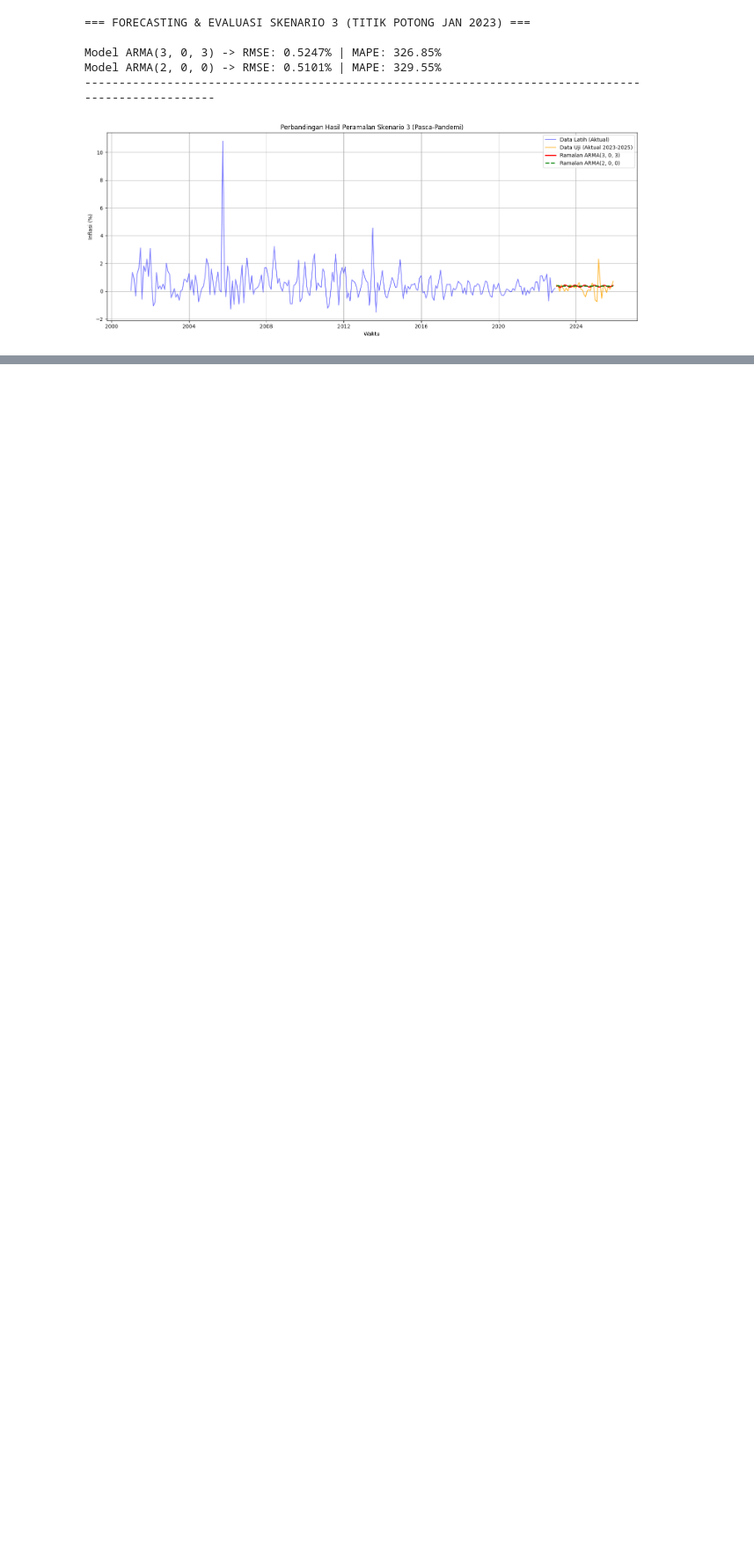
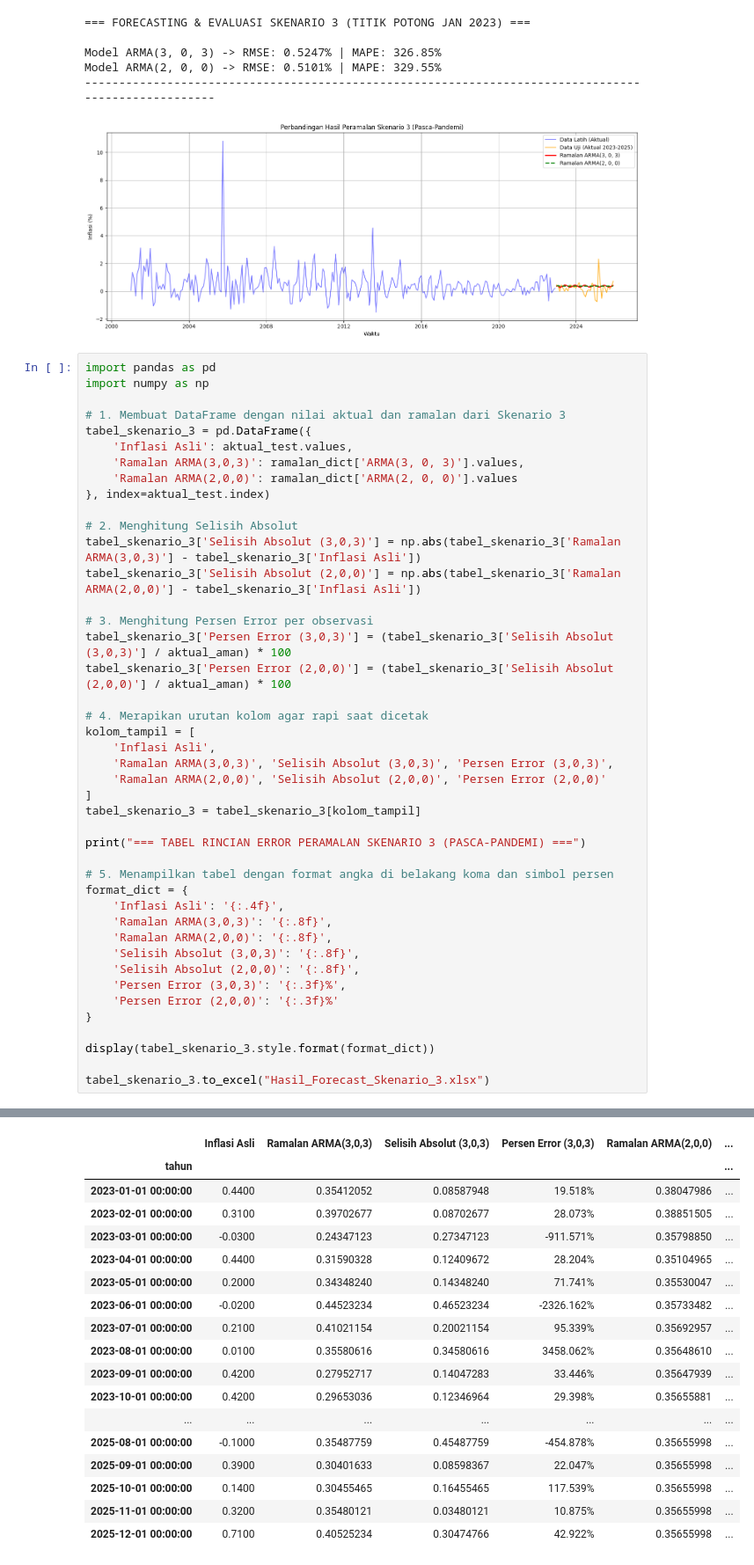
Before and after one commit to fenniyaangel/Analisis-Deret-Waktu, a Jupyter notebook: Inflasi_Mataram_baru.ipynb, the cells around one changed output, grey strips where cells are left out. Shown at 88% size. Cells and saved outputs as stored; diff of their text form; blank space fills up the shorter version.

```diff
--- a/Inflasi_Mataram_baru.ipynb
+++ b/Inflasi_Mataram_baru.ipynb
@@ -1177,3 +1308,47 @@ Model ARMA(3, 0, 3) -> RMSE: 0.5247% | MAPE: 326.85%
 Model ARMA(2, 0, 0) -> RMSE: 0.5101% | MAPE: 329.55%
 ----------------------------------------------------------------------------------------------------
 [figure]
+# %%
+import pandas as pd
+import numpy as np
+
+# 1. Membuat DataFrame dengan nilai aktual dan ramalan dari Skenario 3
+tabel_skenario_3 = pd.DataFrame({
+    'Inflasi Asli': aktual_test.values,
+    'Ramalan ARMA(3,0,3)': ramalan_dict['ARMA(3, 0, 3)'].values,
+    'Ramalan ARMA(2,0,0)': ramalan_dict['ARMA(2, 0, 0)'].values
+}, index=aktual_test.index)
+
+# 2. Menghitung Selisih Absolut
+tabel_skenario_3['Selisih Absolut (3,0,3)'] = np.abs(tabel_skenario_3['Ramalan ARMA(3,0,3)'] - tabel_skenario_3['Inflasi Asli'])
+tabel_skenario_3['Selisih Absolut (2,0,0)'] = np.abs(tabel_skenario_3['Ramalan ARMA(2,0,0)'] - tabel_skenario_3['Inflasi Asli'])
+
+# 3. Menghitung Persen Error per observasi
+tabel_skenario_3['Persen Error (3,0,3)'] = (tabel_skenario_3['Selisih Absolut (3,0,3)'] / aktual_aman) * 100
+tabel_skenario_3['Persen Error (2,0,0)'] = (tabel_skenario_3['Selisih Absolut (2,0,0)'] / aktual_aman) * 100
+
+# 4. Merapikan urutan kolom agar rapi saat dicetak
+kolom_tampil = [
+    'Inflasi Asli',
+    'Ramalan ARMA(3,0,3)', 'Selisih Absolut (3,0,3)', 'Persen Error (3,0,3)',
+    'Ramalan ARMA(2,0,0)', 'Selisih Absolut (2,0,0)', 'Persen Error (2,0,0)'
+]
+tabel_skenario_3 = tabel_skenario_3[kolom_tampil]
+
+print("=== TABEL RINCIAN ERROR PERAMALAN SKENARIO 3 (PASCA-PANDEMI) ===")
+
+# 5. Menampilkan tabel dengan format angka di belakang koma dan simbol persen
+format_dict = {
+    'Inflasi Asli': '{:.4f}',
+    'Ramalan ARMA(3,0,3)': '{:.8f}',
+    'Ramalan ARMA(2,0,0)': '{:.8f}',
+    'Selisih Absolut (3,0,3)': '{:.8f}',
+    'Selisih Absolut (2,0,0)': '{:.8f}',
+    'Persen Error (3,0,3)': '{:.3f}%',
+    'Persen Error (2,0,0)': '{:.3f}%'
+}
+
+display(tabel_skenario_3.style.format(format_dict))
+
+tabel_skenario_3.to_excel("Hasil_Forecast_Skenario_3.xlsx")
+# %% [output]
@@ -1180,3 +1356,21 @@ Model ARMA(2, 0, 0) -> RMSE: 0.5101% | MAPE: 329.55%
+|  | Inflasi Asli | Ramalan ARMA(3,0,3) | Selisih Absolut (3,0,3) | Persen Error (3,0,3) | Ramalan ARMA(2,0,0) | ... |
+| tahun |  |  |  |  |  | ... |
+| 2023-01-01 00:00:00 | 0.4400 | 0.35412052 | 0.08587948 | 19.518% | 0.38047986 | ... |
+| 2023-02-01 00:00:00 | 0.3100 | 0.39702677 | 0.08702677 | 28.073% | 0.38851505 | ... |
+| 2023-03-01 00:00:00 | -0.0300 | 0.24347123 | 0.27347123 | -911.571% | 0.35798850 | ... |
+| 2023-04-01 00:00:00 | 0.4400 | 0.31590328 | 0.12409672 | 28.204% | 0.35104965 | ... |
+| 2023-05-01 00:00:00 | 0.2000 | 0.34348240 | 0.14348240 | 71.741% | 0.35530047 | ... |
+| 2023-06-01 00:00:00 | -0.0200 | 0.44523234 | 0.46523234 | -2326.162% | 0.35733482 | ... |
+| 2023-07-01 00:00:00 | 0.2100 | 0.41021154 | 0.20021154 | 95.339% | 0.35692957 | ... |
+| 2023-08-01 00:00:00 | 0.0100 | 0.35580616 | 0.34580616 | 3458.062% | 0.35648610 | ... |
+| 2023-09-01 00:00:00 | 0.4200 | 0.27952717 | 0.14047283 | 33.446% | 0.35647939 | ... |
+| 2023-10-01 00:00:00 | 0.4200 | 0.29653036 | 0.12346964 | 29.398% | 0.35655881 | ... |
+| ... | ... | ... | ... | ... | ... | ... |
+| 2025-08-01 00:00:00 | -0.1000 | 0.35487759 | 0.45487759 | -454.878% | 0.35655998 | ... |
+| 2025-09-01 00:00:00 | 0.3900 | 0.30401633 | 0.08598367 | 22.047% | 0.35655998 | ... |
+| 2025-10-01 00:00:00 | 0.1400 | 0.30455465 | 0.16455465 | 117.539% | 0.35655998 | ... |
+| 2025-11-01 00:00:00 | 0.3200 | 0.35480121 | 0.03480121 | 10.875% | 0.35655998 | ... |
+| 2025-12-01 00:00:00 | 0.7100 | 0.40525234 | 0.30474766 | 42.922% | 0.35655998 | ... |
 # %%
 from statsmodels.tsa.arima.model import ARIMA
 from scipy.special import inv_boxcox
```
Also changed, not shown: parts of 4 cells of this notebook.
